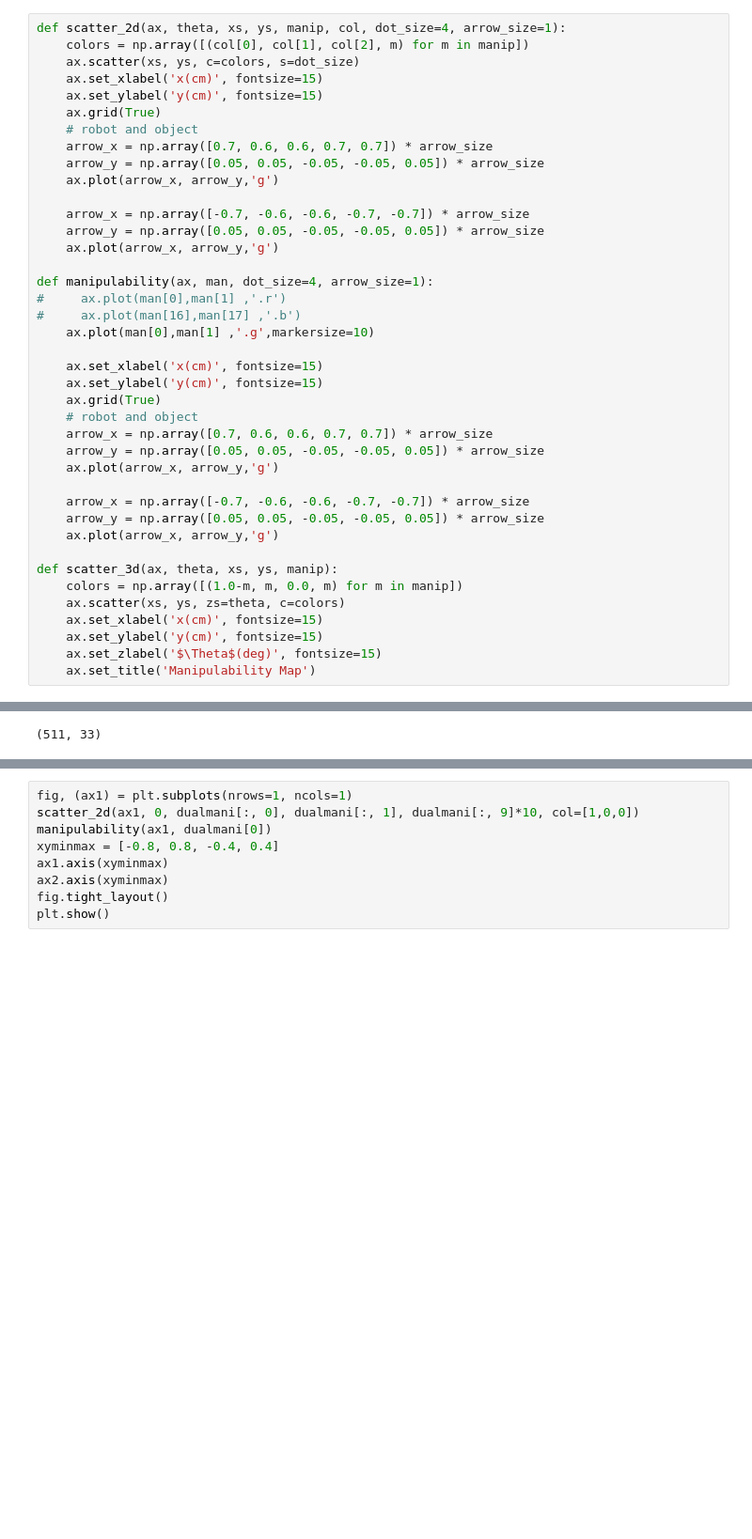
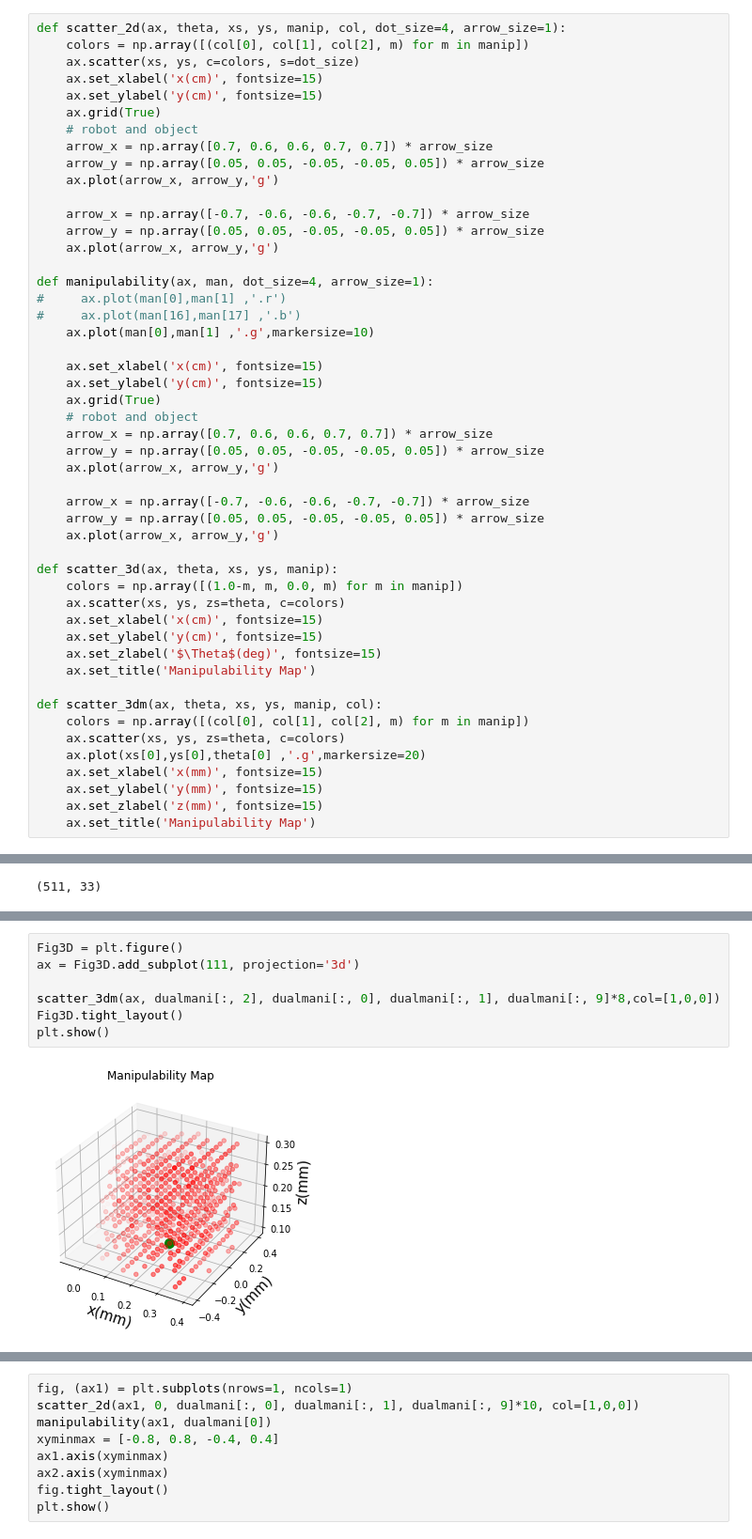
Before and after one commit to fryumbla/Robot-Manipulability, a Jupyter notebook: log/Manipulability_data 0 degre.ipynb, the cells around one changed output, grey strips where cells are left out. Shown: that part at 94% size. Cells and saved outputs as stored; diff of their text form; blank space fills up the shorter version.

```diff
--- a/log/Manipulability_data 0 degre.ipynb
+++ b/log/Manipulability_data 0 degre.ipynb
@@ -94,6 +94,15 @@ def scatter_3d(ax, theta, xs, ys, manip):
     ax.set_ylabel('y(cm)', fontsize=15)
     ax.set_zlabel('$\Theta$(deg)', fontsize=15)
     ax.set_title('Manipulability Map')
+
+def scatter_3dm(ax, theta, xs, ys, manip, col):
+    colors = np.array([(col[0], col[1], col[2], m) for m in manip])
+    ax.scatter(xs, ys, zs=theta, c=colors)
+    ax.plot(xs[0],ys[0],theta[0] ,'.g',markersize=20)
+    ax.set_xlabel('x(mm)', fontsize=15)
+    ax.set_ylabel('y(mm)', fontsize=15)
+    ax.set_zlabel('z(mm)', fontsize=15)
+    ax.set_title('Manipulability Map')
 # %%
 Fig3D = plt.figure()
 ax = Fig3D.add_subplot(111, projection='3d')
@@ -326,3 +335,12 @@ array([0.209, 0.208, 0.208, 0.207, 0.206, 0.206, 0.206, 0.205, 0.205,
        0.103, 0.102, 0.102, 0.095, 0.09 , 0.089, 0.087, 0.087, 0.085,
        0.084, 0.084, 0.082, 0.081, 0.08 , 0.078, 0.077, 0.077, 0.077,
        0.076, 0.073, 0.07 , 0.07 , 0.065, 0.048, 0.048])
+# %%
+Fig3D = plt.figure()
+ax = Fig3D.add_subplot(111, projection='3d')
+
+scatter_3dm(ax, dualmani[:, 2], dualmani[:, 0], dualmani[:, 1], dualmani[:, 9]*8,col=[1,0,0])
+Fig3D.tight_layout()
+plt.show()
+# %% [output]
+[figure, added]
```
Also changed, not shown: parts of 5 cells of this notebook.
